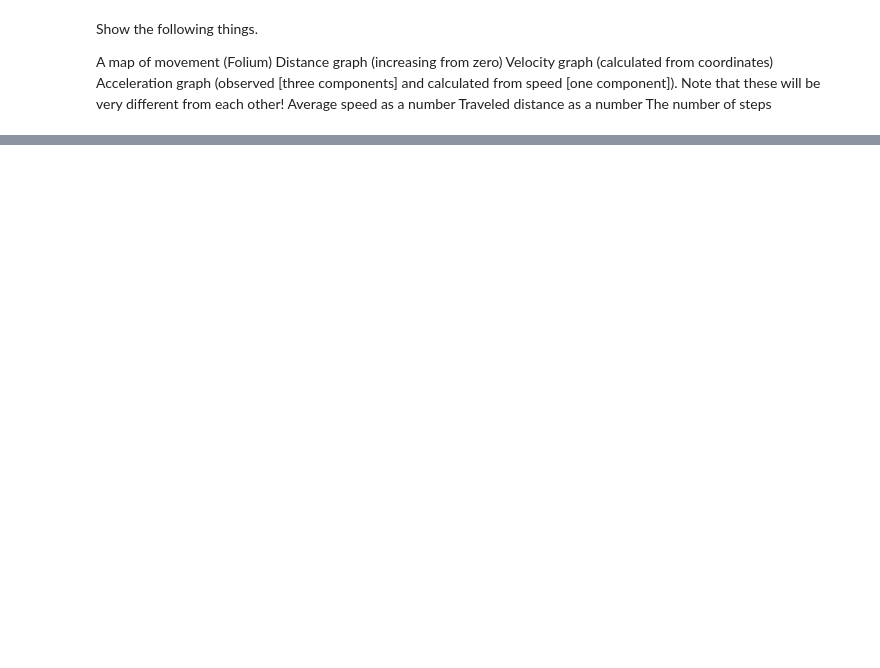
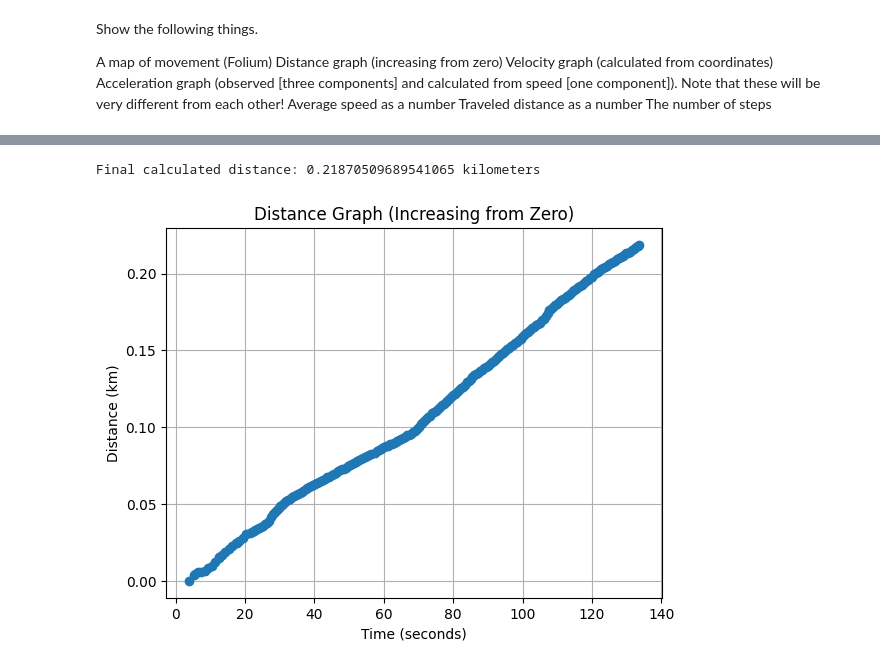
Before and after one commit to t2hale00/PhysicsFinalProject, a Jupyter notebook: FinalProject.ipynb, the cells around one changed output, grey strips where cells are left out. Cells and saved outputs as stored; diff of their text form; code cells hidden in the pictures; blank space fills up the shorter version.

Commit message:
Added distance graph

```diff
--- a/FinalProject.ipynb
+++ b/FinalProject.ipynb
@@ -35,3 +35,9 @@ map.save("movement_map.html")
 map
 # %% [output]
 [interactive output not drawn]
+# %%
+
+
+# Read the CSV file into a pandas DataFrame
+df = pd.read_csv('GPS_data.csv')
+data.head()
@@ -37,0 +51,53 @@ map
+# %%
+# Function to calculate distance using Haversine formula
+def haversine(lon1, lat1, lon2, lat2):
+    """
+    Calculate the great circle distance between two points
+    on the earth (specified in decimal degrees).
+    """
+    # Convert decimal degrees to radians
+    lon1 = radians(lon1)
+    lat1 = radians(lat1)
+    lon2 = radians(lon2)
+    lat2 = radians(lat2)
+
+    # Haversine formula
+    dlon = lon2 - lon1
+    dlat = lat2 - lat1
+    a = sin(dlat/2)**2 + cos(lat1)*cos(lat2)*sin(dlon/2)**2
+    c = 2*asin(sqrt(a))
+
+    # Radius of earth in kilometers is 6371
+    r = 6371
+    km = r * c
+    return km
+
+
+# Initialize the distances list with the starting distance (zero)
+distances = [0]
+
+# Calculate distances based on latitude and longitude
+for i in range(1, len(df)):
+    lat1, lon1 = df.loc[i - 1, 'latitude'], df.loc[i - 1, 'longitude']
+    lat2, lon2 = df.loc[i, 'latitude'], df.loc[i, 'longitude']
+    distance = haversine(lon1, lat1, lon2, lat2)
+    # Accumulate distances to create a cumulative distance graph
+    distances.append(distances[-1] + distance)
+
+# Print the final calculated distance
+print(f"Final calculated distance: {distances[-1]} kilometers")
+
+# Plot the distance graph
+plt.plot(df['seconds_elapsed'], distances, marker='o', linestyle='-')
+
+# Add labels and title
+plt.xlabel('Time (seconds)')
+plt.ylabel('Distance (km)')
+plt.title('Distance Graph (Increasing from Zero)')
+
+# Show the plot
+plt.grid(True)
+plt.show()
+# %% [output]
+Final calculated distance: 0.21870509689541065 kilometers
+[figure, added]
```
Also changed, not shown: parts of 2 cells of this notebook, 1 other file.
